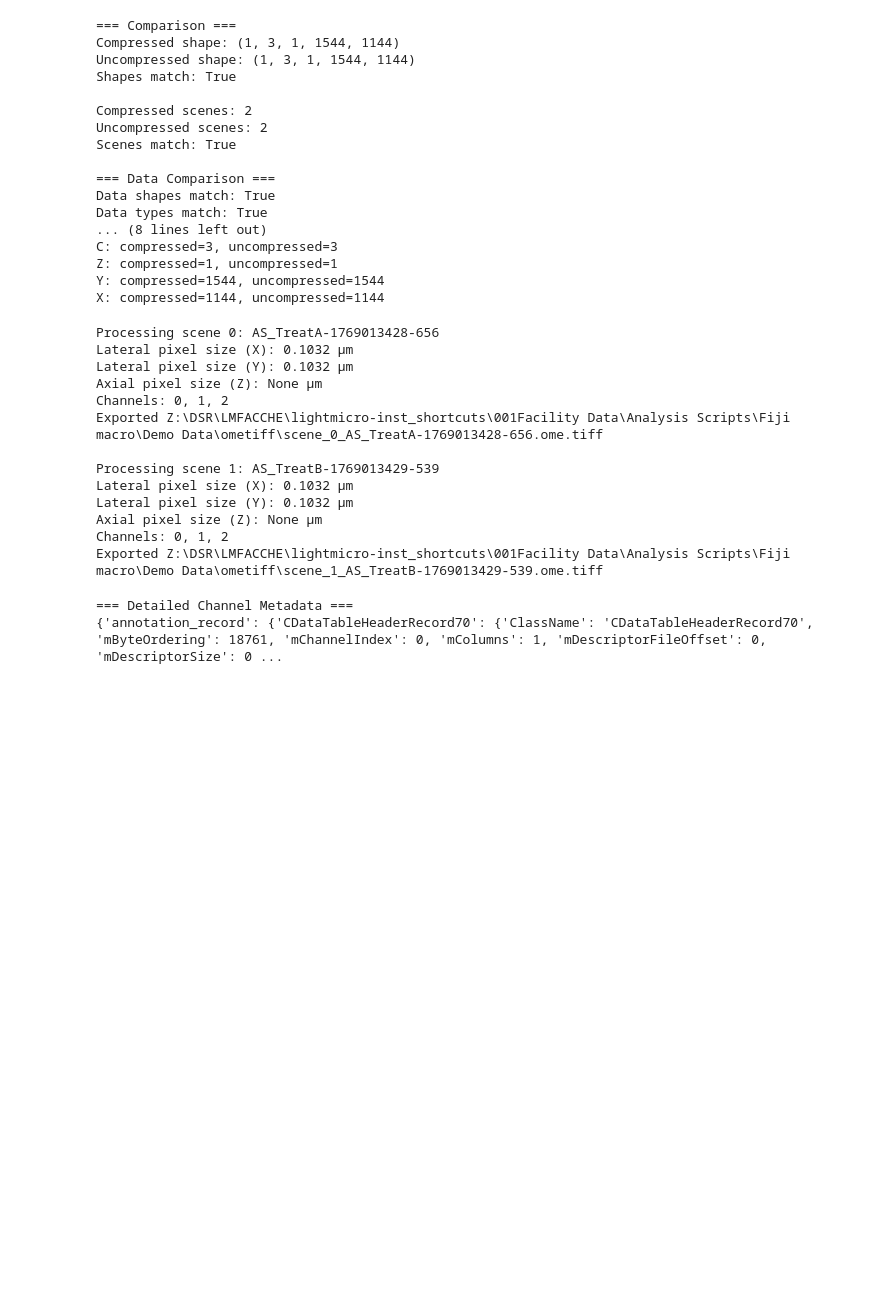
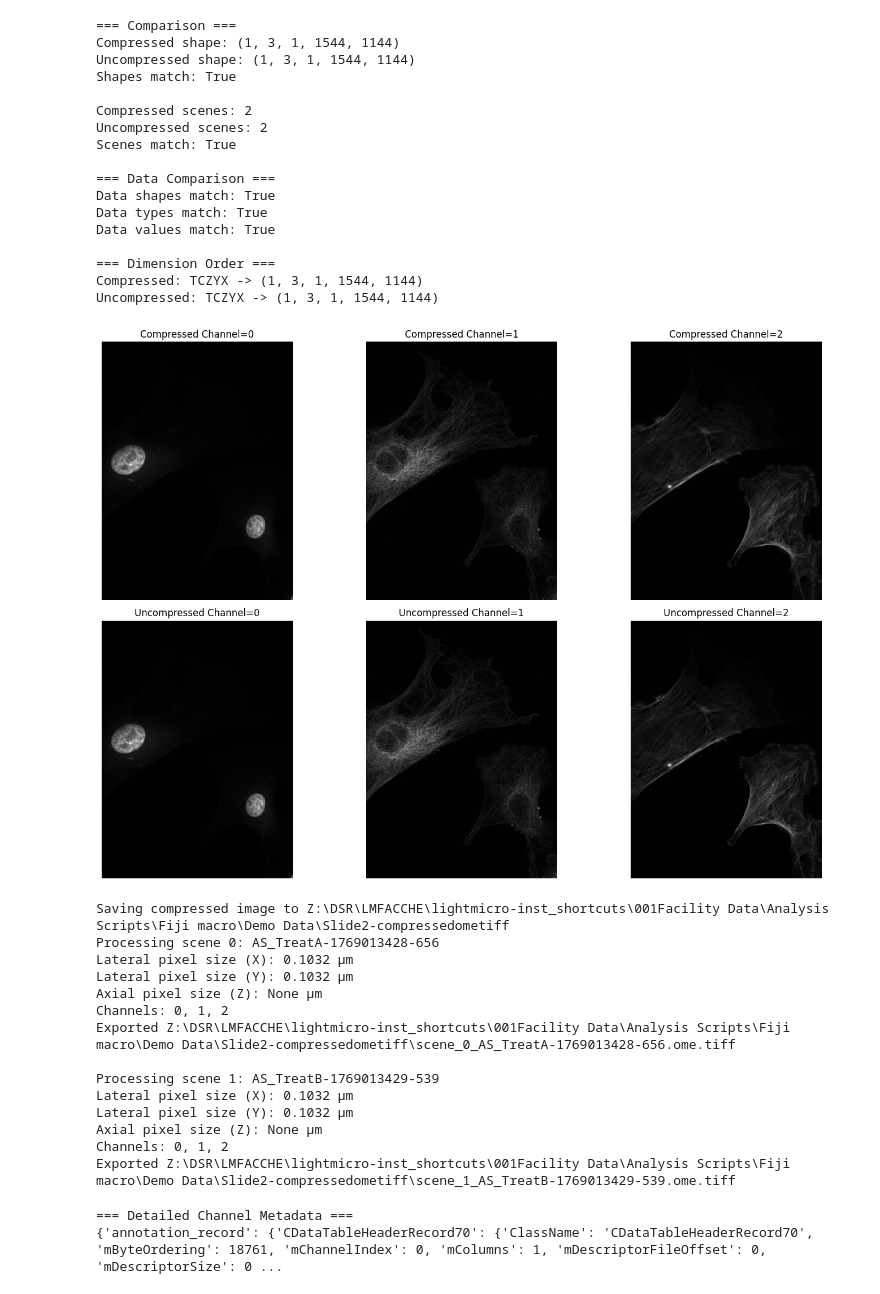
Before and after one commit to queenie-lai/bioio-sldy, a Jupyter notebook: Test_bioio_sldy_sldyz.ipynb, the cells around one changed output. Cells and saved outputs as stored; diff of their text form; code cells hidden in the pictures; blank space fills up the shorter version.

```diff
--- a/Test_bioio_sldy_sldyz.ipynb
+++ b/Test_bioio_sldy_sldyz.ipynb
@@ -55,13 +55,6 @@ if not np.array_equal(compressed_data, uncompressed_data):
 print("\n=== Dimension Order ===")
 print(f"Compressed: {img_compressed.dims.order} -> {img_compressed.shape}")
 print(f"Uncompressed: {img_uncompressed.dims.order} -> {img_uncompressed.shape}")
-
-print("\n=== Individual Dimensions ===")
-print(f"T: compressed={img_compressed.dims.T}, uncompressed={img_uncompressed.dims.T}")
-print(f"C: compressed={img_compressed.dims.C}, uncompressed={img_uncompressed.dims.C}")
-print(f"Z: compressed={img_compressed.dims.Z}, uncompressed={img_uncompressed.dims.Z}")
-print(f"Y: compressed={img_compressed.dims.Y}, uncompressed={img_uncompressed.dims.Y}")
-print(f"X: compressed={img_compressed.dims.X}, uncompressed={img_uncompressed.dims.X}")
 # %% [output]
 === Comparison ===
 Compressed shape: (1, 3, 1, 1544, 1144)
@@ -75,16 +68,40 @@ Scenes match: True
 === Data Comparison ===
 Data shapes match: True
 Data types match: True
-... (8 lines left out)
-C: compressed=3, uncompressed=3
-Z: compressed=1, uncompressed=1
-Y: compressed=1544, uncompressed=1544
-X: compressed=1144, uncompressed=1144
+Data values match: True
+
+=== Dimension Order ===
+Compressed: TCZYX -> (1, 3, 1, 1544, 1144)
+Uncompressed: TCZYX -> (1, 3, 1, 1544, 1144)
+# %%
+
+# Compare multiple channels since Z dimension is 1
+fig, axes = plt.subplots(2, 3, figsize=(15, 10))
+
+for i in range(3):  # Iterate through 3 channels
+    # Compressed channel slices
+    axes[0, i].imshow(img_compressed.data[0, i, 0, :, :], cmap='gray')
+    axes[0, i].set_title(f"Compressed Channel={i}")
+    axes[0, i].axis('off')
+
+    # Uncompressed channel slices
+    axes[1, i].imshow(img_uncompressed.data[0, i, 0, :, :], cmap='gray')
+    axes[1, i].set_title(f"Uncompressed Channel={i}")
+    axes[1, i].axis('off')
+
+plt.tight_layout()
+plt.show()
+# %% [output]
+[figure, added]
 # %%
+## export the compressed image to OME-TIFF with metadata
+
 import os
 
+filename = os.path.splitext(os.path.basename(compressed_path))[0]
 base_dir = os.path.dirname(compressed_path)
-output_dir = os.path.join(base_dir, "ometiff")
+output_dir = os.path.join(base_dir, filename+"_tiff")
+print(f"Saving compressed image to {output_dir}")
 
 # Create the ometiff folder if it doesn't exist
 os.makedirs(output_dir, exist_ok=True)
@@ -147,19 +164,20 @@ for scene_idx in range(len(img.scenes)):
 
     print(f"Exported {output_path}\n")
 # %% [output]
+Saving compressed image to Z:\DSR\LMFACCHE\lightmicro-inst_shortcuts\001Facility Data\Analysis Scripts\Fiji macro\Demo Data\Slide2-compressedometiff
 Processing scene 0: AS_TreatA-1769013428-656
 Lateral pixel size (X): 0.1032 µm
 Lateral pixel size (Y): 0.1032 µm
 Axial pixel size (Z): None µm
 Channels: 0, 1, 2
-Exported Z:\DSR\LMFACCHE\lightmicro-inst_shortcuts\001Facility Data\Analysis Scripts\Fiji macro\Demo Data\ometiff\scene_0_AS_TreatA-1769013428-656.ome.tiff
+Exported Z:\DSR\LMFACCHE\lightmicro-inst_shortcuts\001Facility Data\Analysis Scripts\Fiji macro\Demo Data\Slide2-compressedometiff\scene_0_AS_TreatA-1769013428-656.ome.tiff
 
 Processing scene 1: AS_TreatB-1769013429-539
 Lateral pixel size (X): 0.1032 µm
 Lateral pixel size (Y): 0.1032 µm
 Axial pixel size (Z): None µm
 Channels: 0, 1, 2
-Exported Z:\DSR\LMFACCHE\lightmicro-inst_shortcuts\001Facility Data\Analysis Scripts\Fiji macro\Demo Data\ometiff\scene_1_AS_TreatB-1769013429-539.ome.tiff
+Exported Z:\DSR\LMFACCHE\lightmicro-inst_shortcuts\001Facility Data\Analysis Scripts\Fiji macro\Demo Data\Slide2-compressedometiff\scene_1_AS_TreatB-1769013429-539.ome.tiff
 # %%
 print("\n=== Detailed Channel Metadata ===")
 image_metadata = img_compressed.metadata
```
Also changed, not shown: parts of 2 cells of this notebook.
